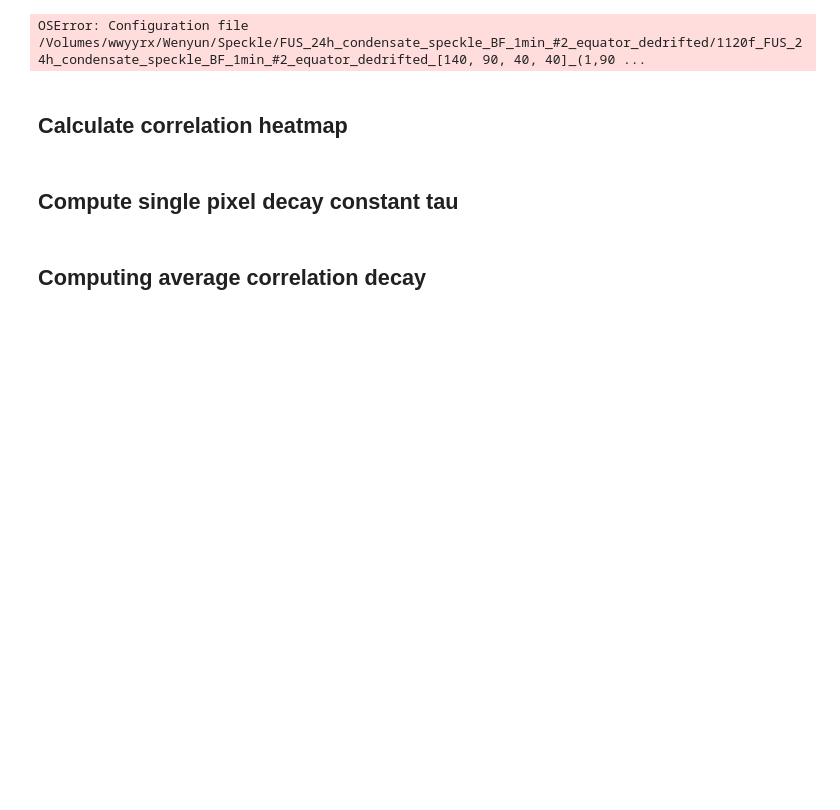
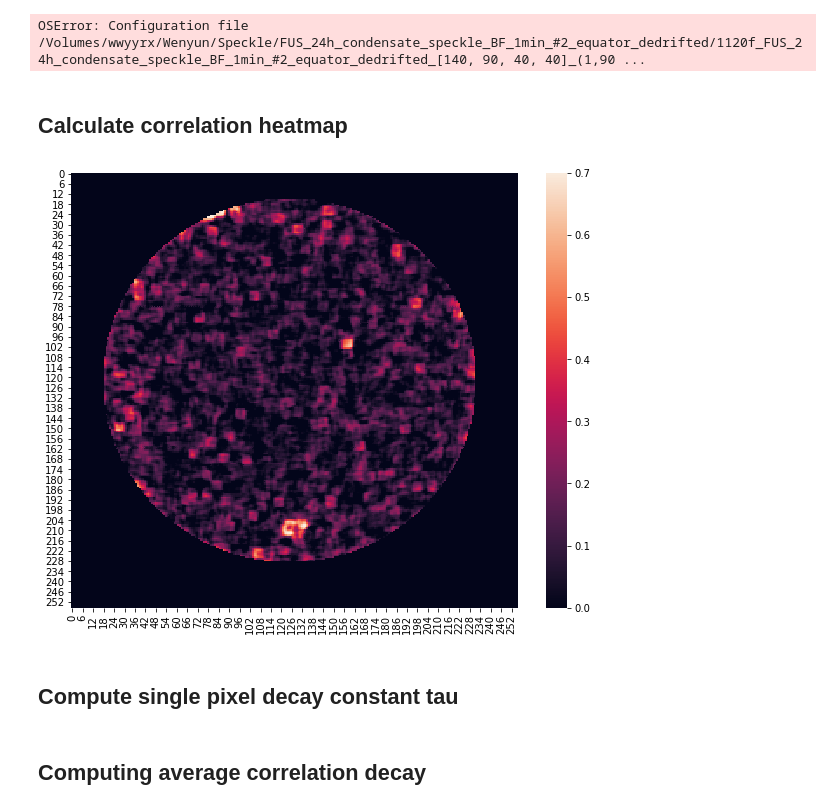
Before and after one commit to wwy-wwy-wwy/Speckle_project, a Jupyter notebook: Documentation_fresh_24hours.ipynb, the cells around one changed output. Saved outputs shown, nothing was run; the diff lists cells and outputs as text; code cells hidden in the pictures; blank space fills up the shorter version.

```diff
--- a/Documentation_fresh_24hours.ipynb
+++ b/Documentation_fresh_24hours.ipynb
@@ -179,10 +179,12 @@ plt.show()
 ## dump raw data
 pickle.dump(heatmap_masked, open(foldername+'_heatmap_masked_decay_1_lagtime_'+str(numberT_average)+'avg.p',"wb"))
 # %%
-heatmap_masked_try=pickle.load( open('/Volumes/wwyyrx/Wenyun/Speckle/Data_for_Yi/24houraged', "rb" ) )
+heatmap_masked_try=pickle.load( open('/Volumes/wwyyrx/Wenyun/Speckle/Data_for_Yi/24houraged/correlation_heatmap_10p68s_lagtime.p', "rb" ) )
 f, ax = plt.subplots(figsize=(10, 8))
-ax = sns.heatmap(heatmap_lag101,vmin=0, vmax=0.7)
+ax = sns.heatmap(heatmap_masked_try,vmin=0, vmax=0.7)
 plt.show()
+# %% [output]
+[figure, added]
 # %% [markdown]
 ## Compute single pixel decay constant tau
 # %%
```
Also changed, not shown: 1 other file.
